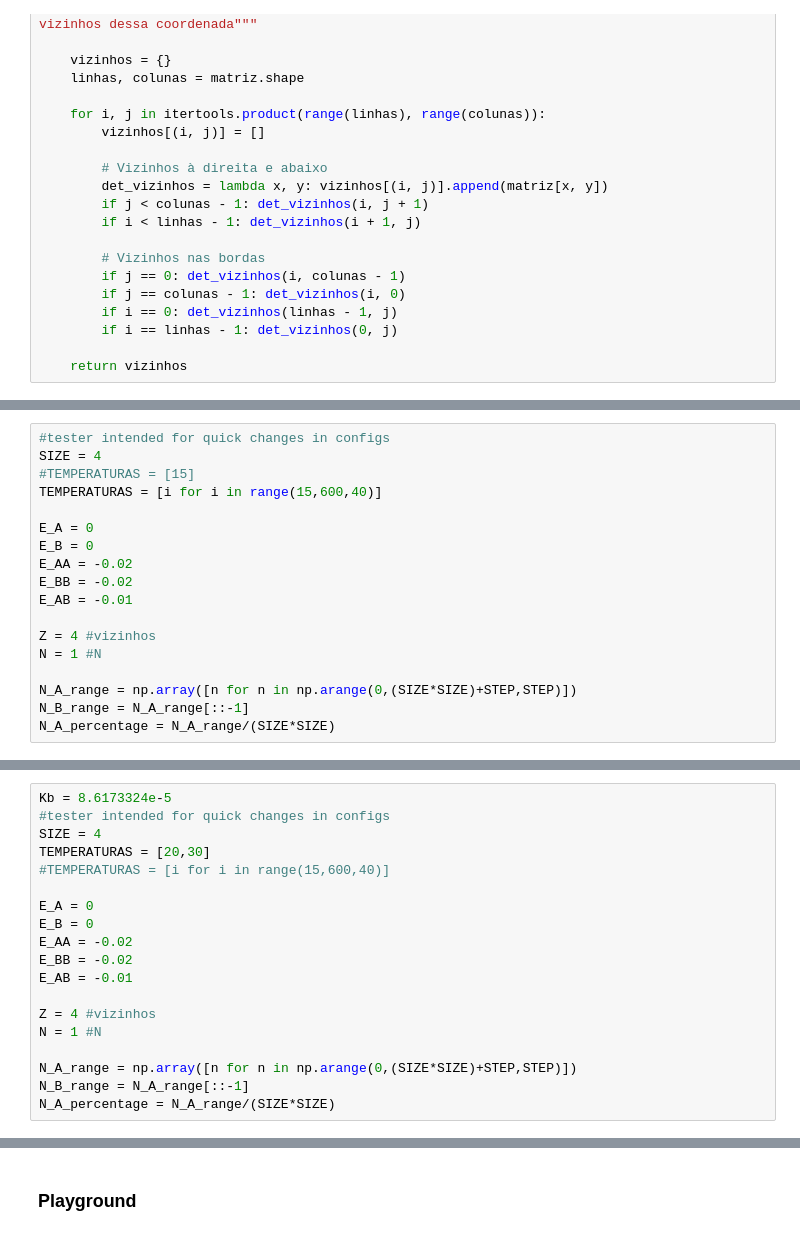
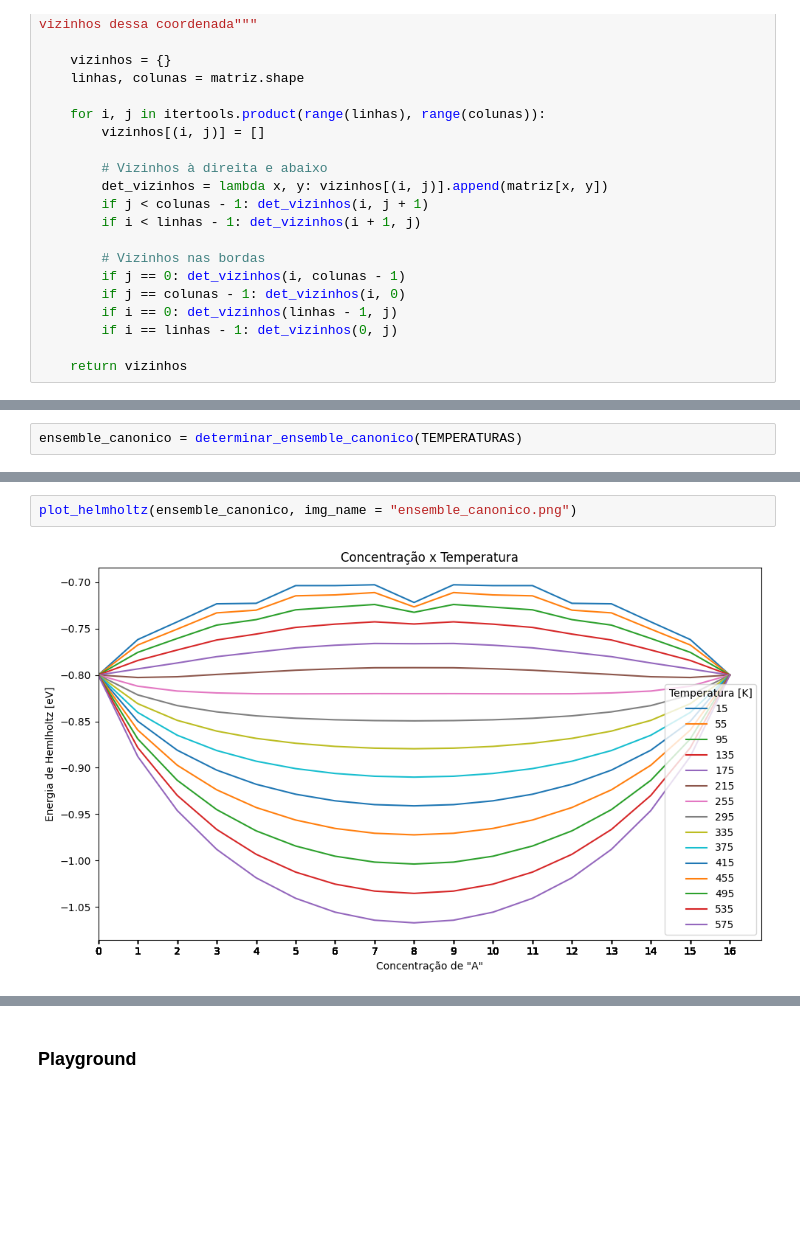
Before and after one commit to Gbeneti/ensemble_canonico, a Jupyter notebook: ensemble_canonico_mistura.ipynb, the cells around one changed output, grey strips where cells are left out. Cells and saved outputs as stored; diff of their text form; blank space fills up the shorter version.

```diff
--- a/ensemble_canonico_mistura.ipynb
+++ b/ensemble_canonico_mistura.ipynb
@@ -137,21 +147,3 @@ def helmholtz(energias, temperatura):
     F = -(Kb * temperatura) * np.log(Z)
 
     return F
-# %%
-#tester intended for quick changes in configs
-SIZE = 4
-#TEMPERATURAS = [15]
-TEMPERATURAS = [i for i in range(15,600,40)]
-
-E_A = 0
-E_B = 0
-E_AA = -0.02
-E_BB = -0.02
-E_AB = -0.01
-
-Z = 4 #vizinhos
-N = 1 #N
-
-N_A_range = np.array([n for n in np.arange(0,(SIZE*SIZE)+STEP,STEP)])
-N_B_range = N_A_range[::-1]
-N_A_percentage = N_A_range/(SIZE*SIZE)
@@ -205,19 +240,0 @@ fig.savefig("helmholtz.png") #salva o gráfico
-# %%
-Kb = 8.6173324e-5
-#tester intended for quick changes in configs
-SIZE = 4
-TEMPERATURAS = [20,30]
-#TEMPERATURAS = [i for i in range(15,600,40)]
-
-E_A = 0
-E_B = 0
-E_AA = -0.02
-E_BB = -0.02
-E_AB = -0.01
-
-Z = 4 #vizinhos
-N = 1 #N
-
-N_A_range = np.array([n for n in np.arange(0,(SIZE*SIZE)+STEP,STEP)])
-N_B_range = N_A_range[::-1]
-N_A_percentage = N_A_range/(SIZE*SIZE)
@@ -334,0 +241,2 @@ def pappu(T, sigma):
+# %%
+ensemble_canonico = determinar_ensemble_canonico(TEMPERATURAS)
@@ -334,0 +277,4 @@ def pappu(T, sigma):
+# %%
+plot_helmholtz(ensemble_canonico, img_name = "ensemble_canonico.png")
+# %% [output]
+[figure, added]
```
Also changed, not shown: parts of 22 cells of this notebook, 6 other files.
